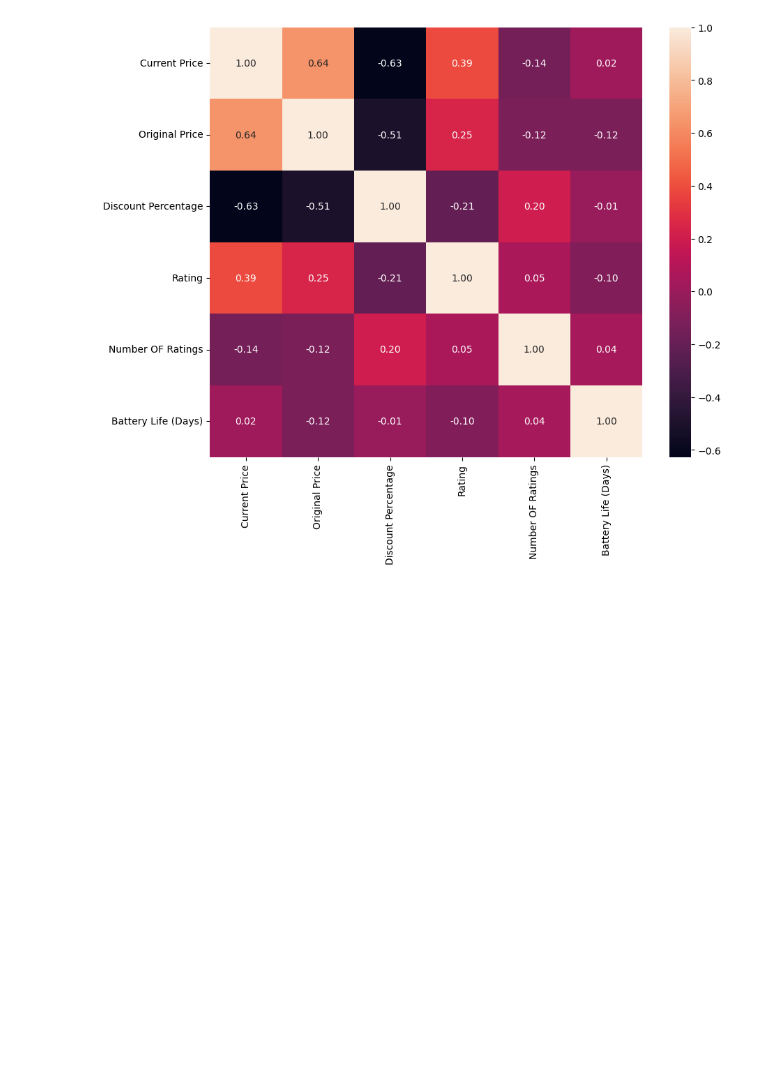
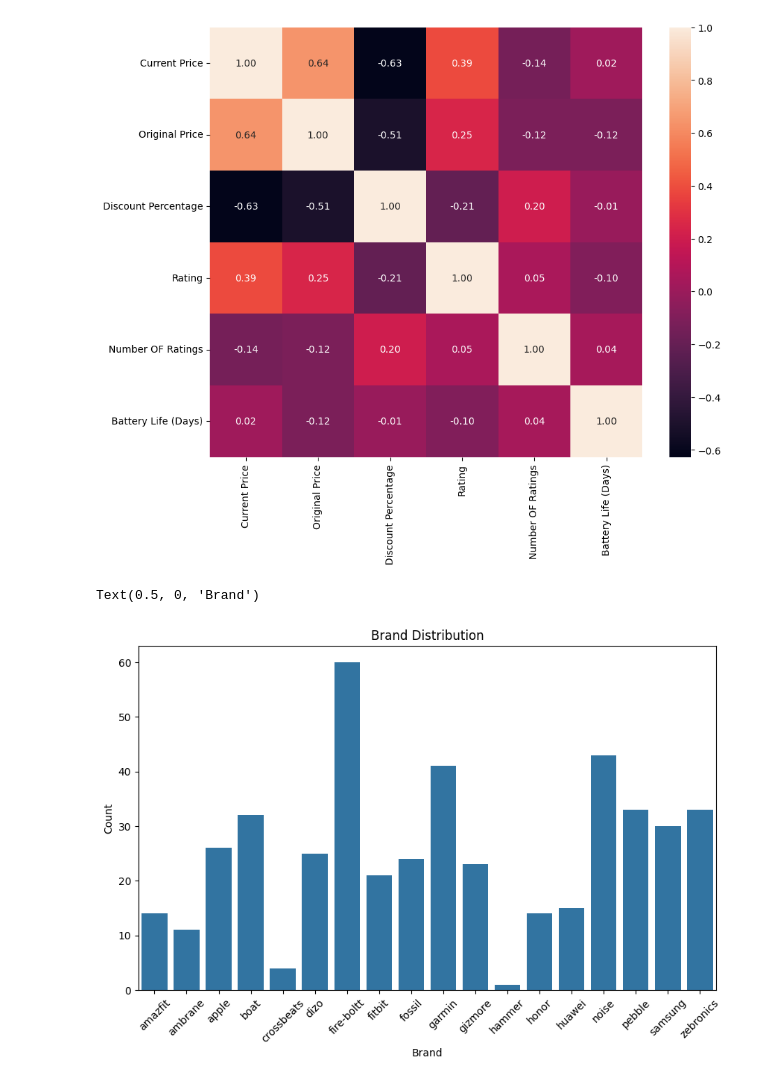
Before and after one commit to ianmuchai/Car_Resale_Data-Data_Science_Project, a Jupyter notebook: Smartwatch_Dataset.ipynb, the cells around one changed output. Saved outputs shown, nothing was run; the diff lists cells and outputs as text; code cells hidden in the pictures; blank space fills up the shorter version.

```diff
--- a/Smartwatch_Dataset.ipynb
+++ b/Smartwatch_Dataset.ipynb
@@ -184,3 +184,15 @@ sns.heatmap(data.corr(), annot=True, fmt=".2f")
 plt.show()
 # %% [output]
 [figure]
+# %%
+# Plotting
+# Brand Distribution
+plt.figure(figsize=(10, 6))
+sns.barplot(x=brand_distribution.index, y=brand_distribution.values)
+plt.xticks(rotation=45)
+plt.title('Brand Distribution')
+plt.ylabel('Count')
+plt.xlabel('Brand')
+# %% [output]
+Text(0.5, 0, 'Brand')
+[figure, added]
```
Also changed, not shown: parts of 7 cells of this notebook.
